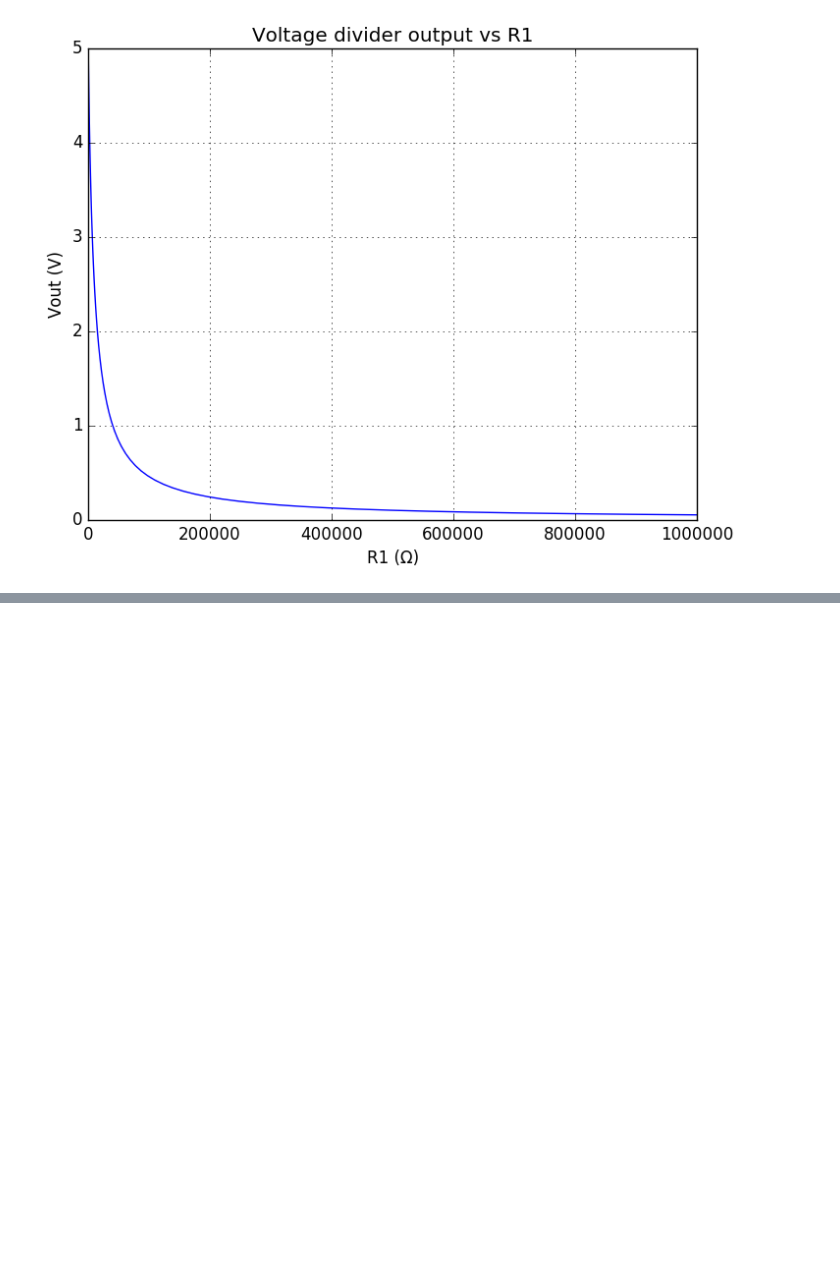
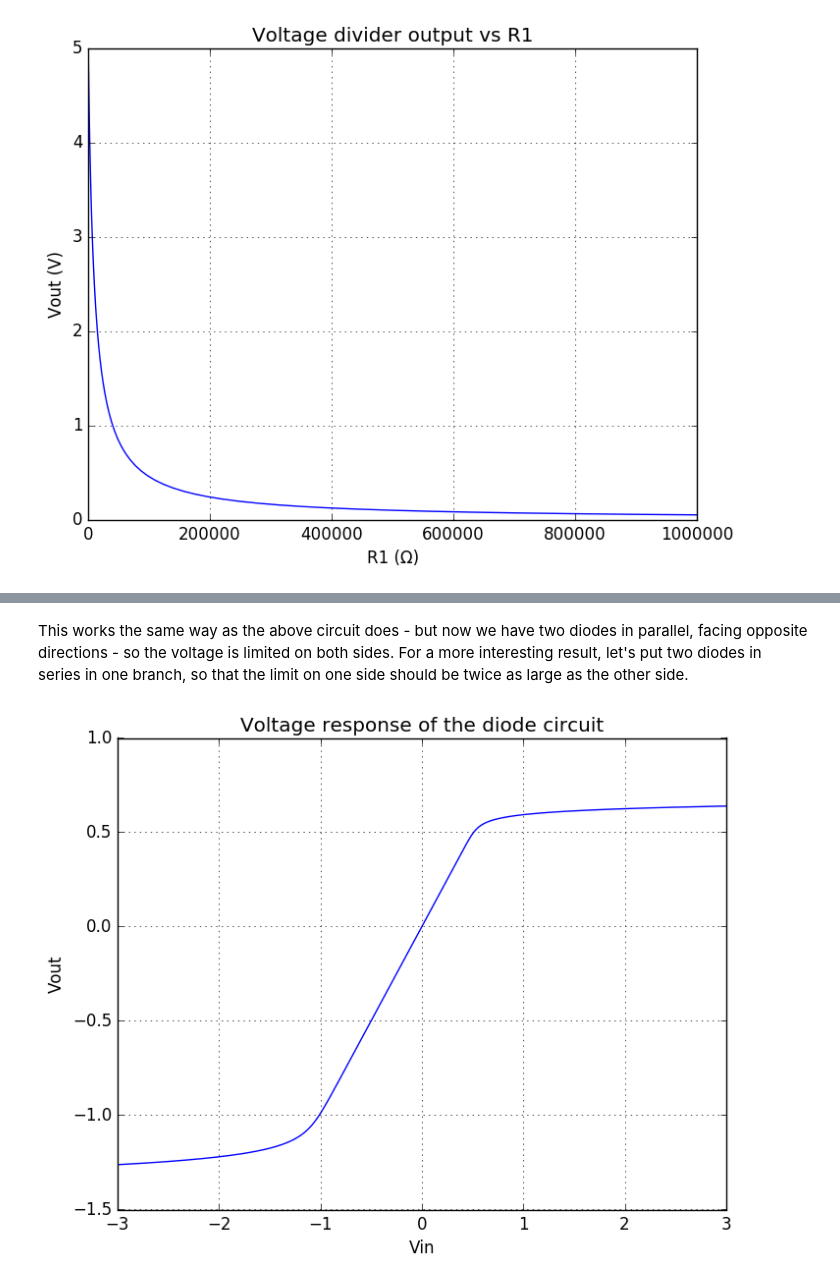
Before and after one commit to mridsole/SimpleCircuits.jl, a Jupyter notebook: MATH3976 Project - Rapisarda 440429320.ipynb, the cells around one changed output, grey strips where cells are left out. Saved outputs shown, nothing was run; the diff lists cells and outputs as text; code cells hidden in the pictures; blank space fills up the shorter version.

```diff
--- a/MATH3976 Project - Rapisarda 440429320.ipynb
+++ b/MATH3976 Project - Rapisarda 440429320.ipynb
@@ -96,0 +114,36 @@ Linear circuit analysis is not so interesting, since Thevenin's theorem states t
+# %% [markdown]
+This works the same way as the above circuit does - but now we have two diodes in parallel, facing opposite directions - so the voltage is limited on both sides. For a more interesting result, let's put two diodes in series in one branch, so that the limit on one side should be twice as large as the other side.
+# %%
+circ = Circuit()
+vin = DCVoltageSource(:V)
+r1 = Resistor(5e+3)
+
+# the default parameters are reasonable - we could investigate variations in the ideality factor, temperuture,
+# saturation current, etc
+d1 = Diode()
+d2 = Diode()
+d3 = Diode()
+
+connect!(circ, vin.pLow, circ.gnd)
+connect!(circ, vin.pHigh, r1.p1)
+
+# connect the first (single) diode branch
+connect!(circ, r1.p2, d1.pIn)
+connect!(circ, d1.pOut, circ.gnd)
+
+# connect the second (double) diode branch
+connect!(circ, r1.p2, d2.pOut)
+connect!(circ, d2.pIn, d3.pOut)
+connect!(circ, d3.pIn, circ.gnd)
+
+V_range = -3.:0.01:3.
+cop = dc_sweep(circ, :V, V_range, params)
+
+# plot the voltage on the diode
+grid(b=true, which="major")
+title("Voltage response of the diode circuit")
+xlabel("Vin")
+ylabel("Vout")
+plot(V_range, cop[r1.p2]);
+# %% [output]
+[figure, added]
```
Also changed, not shown: parts of 15 cells of this notebook, 5 other files.
